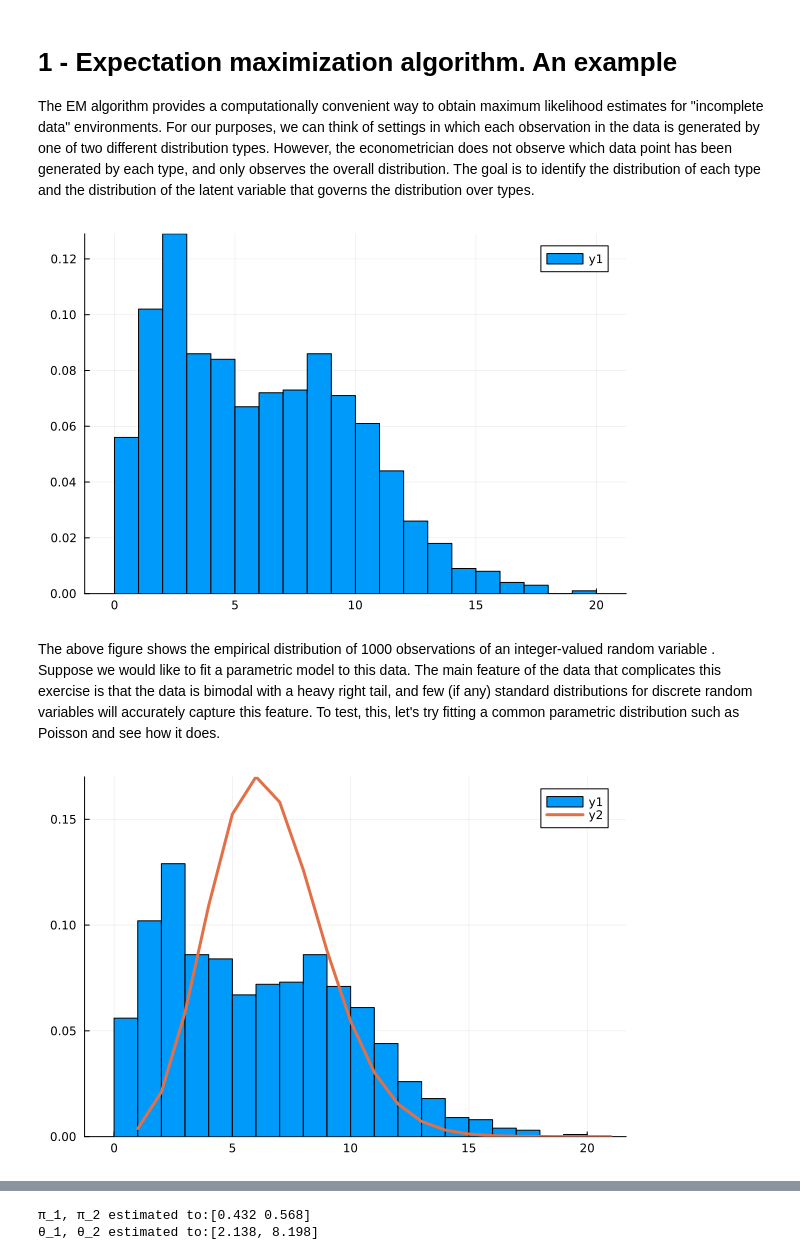
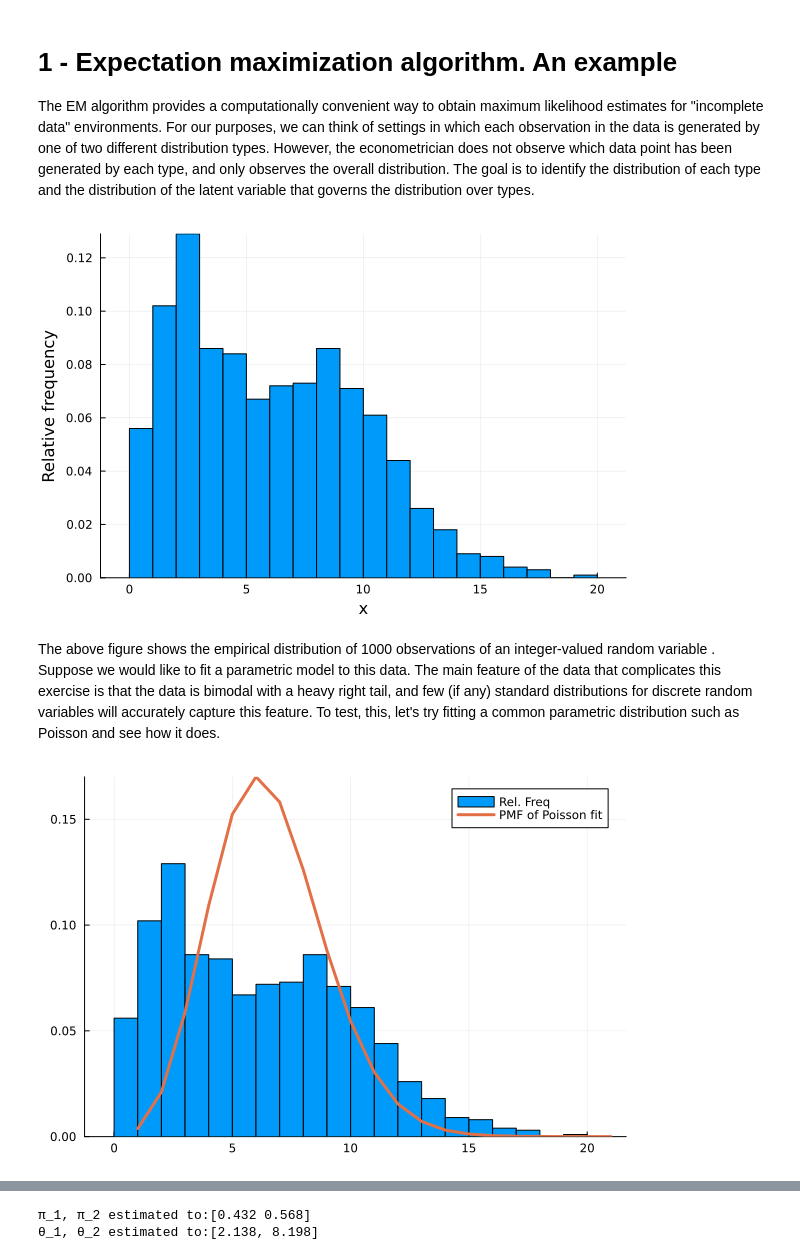
Before and after one commit to gaston-mullin/gaston-mullin.github.io, a Jupyter notebook: files/Day2 - UnobservedHeterogeneity.ipynb, the cells around one changed output, grey strips where cells are left out. Drawn from its saved outputs; the diff is of its cells as text; code cells hidden in the pictures.

```diff
--- a/files/Day2 - UnobservedHeterogeneity.ipynb
+++ b/files/Day2 - UnobservedHeterogeneity.ipynb
@@ -13,24 +13,25 @@ using StatsKit, ForwardDiff, Ipopt, NLsolve, Optim, Parameters, Zygote, LinearAl
 #using Pkg
 #Pkg.add(["StatsKit", "ForwardDiff", "Ipopt", "NLsolve", "Optim", "Parameters", "Zygote", "LinearAlgebra", "Random", "Plots", "BenchmarkTools", "StatsBase", "Distributions"])
 # %%
+# Generate data
 Random.seed!(3000);
 nobs=1000;
 mix_dist = MixtureModel(Poisson[Poisson(2.0), Poisson(8.0)], [0.4, 0.6]);
 Y=rand(mix_dist,nobs);
 
-ex_hist = histogram(Y,normalize=:pdf, bins=0:20)
+ex_hist = histogram(Y,normalize=:pdf, bins=0:20,label=nothing,xlabel="x",ylabel = "Relative frequency")
 # %% [output]
-[figure, old version]
+[figure, new version]
 # %% [markdown]
 The above figure shows the empirical distribution of 1000 observations of an integer-valued random variable . Suppose we would like to fit a parametric model to this data. The main feature of the data that complicates this exercise is that the data is bimodal with a heavy right tail, and few (if any) standard distributions for discrete random variables will accurately capture this feature. To test, this, let's try fitting a common parametric distribution such as Poisson and see how it does.
 # %%
 poisson_hat = fit_mle(Poisson, Y);
 #geometric_hat = fit_mle(Geometric,Y);
 
-histogram(Y,normalize=:pdf, bins=0:20)
-plot!(pdf.(poisson_hat,0:20),linewidth=3)
+histogram(Y,normalize=:pdf, bins=0:20,label="Rel. Freq")
+plot!(pdf.(poisson_hat,0:20),linewidth=3,label = "PMF of Poisson fit")
 # %% [output]
-[figure, old version]
+[figure, new version]
 # %% [markdown]
 As we can see from the figure above, the results are not encouraging. Simple parametric models may not suffice to accurately capture the qualitative features of the empirical distribution. While we could consider nonparametric approaches to estimating the distribution, this will have demanding data requirements. We also might have other reasons to believe that the distribution is generated by a finite number of different "types" of random draws that are mixed together in the overall distribution of $Y$.
 
```
Also changed, not shown: parts of 20 cells of this notebook, 2 other files.
